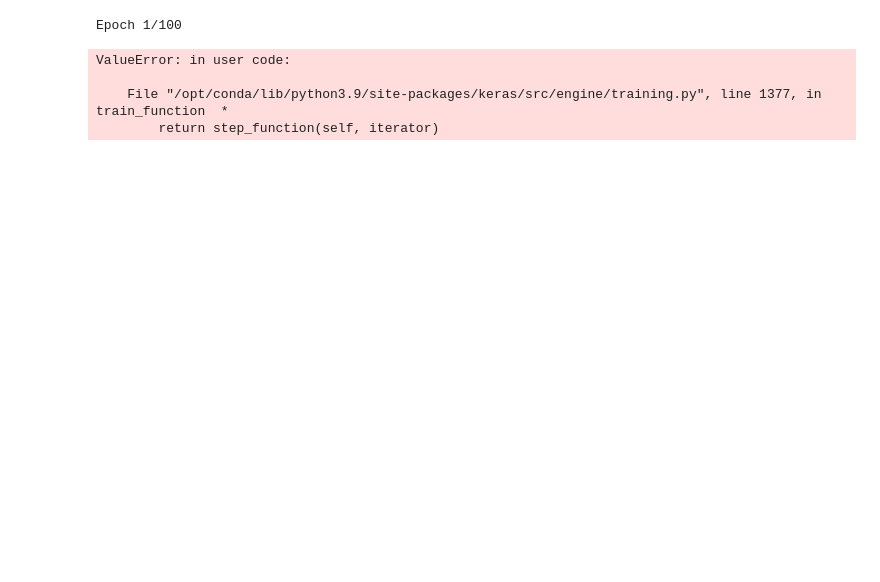
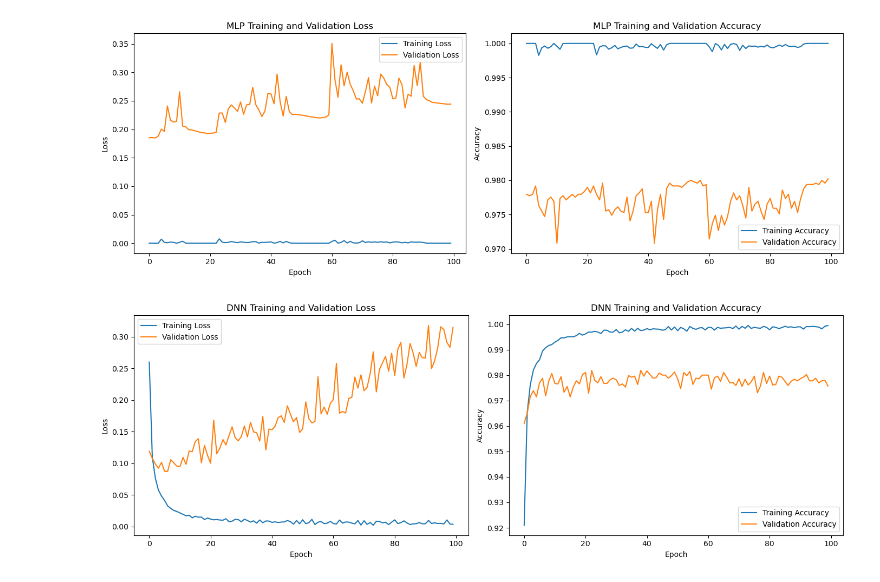
Before and after one commit to matheus-mileski/SistemasInteligentes2, a Jupyter notebook: notebooks/DeepLearning.ipynb, the cells around one changed output. Drawn from its saved outputs; the diff is of its cells as text; code cells hidden in the pictures; blank space fills up the shorter version.

```diff
--- a/notebooks/DeepLearning.ipynb
+++ b/notebooks/DeepLearning.ipynb
@@ -71,2 +54,8 @@ X_train, X_test, y_train, y_test = train_test_split(data, target, test_size=0.3,
 # %%
-len(X_train)
+# Define the DNN model
+dnn_model = Sequential([
+    Dense(128, activation='relu', input_shape=(784,)),
+    Dense(128, activation='relu'),
+    Dense(128, activation='relu'),
+    Dense(10, activation='softmax')
+])
@@ -75,2 +62,4 @@ len(X_train)
 # %%
-len(X_test)
+# Compile the models
+mlp_model.compile(optimizer=Adam(), loss='categorical_crossentropy', metrics=['accuracy'])
+dnn_model.compile(optimizer=Adam(), loss='categorical_crossentropy', metrics=['accuracy'])
@@ -79,3 +66,3 @@ len(X_test)
 # %%
-X_train_flat = X_train.reshape(-1,28,28,1)
-X_test_flat = X_test.reshape(-1,28,28,1)
+history_mlp = mlp_model.fit(X_train, y_train, epochs=100, batch_size=32, verbose=1, validation_split=0.1)
+history_dnn = dnn_model.fit(X_train, y_train, epochs=100, batch_size=32, verbose=1, validation_split=0.1)
@@ -81,0 +87,20 @@ X_test_flat = X_test.reshape(-1,28,28,1)
+# %%
+def plot_history(history, title):
+    fig, (ax1, ax2) = plt.subplots(1, 2, figsize=(14, 5))
+
+    ax1.plot(history.history['loss'], label='Training Loss')
+    ax1.plot(history.history['val_loss'], label='Validation Loss')
+    ax1.set_title(f'{title} Training and Validation Loss')
+    ax1.set_xlabel('Epoch')
+    ax1.set_ylabel('Loss')
+    ax1.legend()
+
+    ax2.plot(history.history['accuracy'], label='Training Accuracy')
+    ax2.plot(history.history['val_accuracy'], label='Validation Accuracy')
+    ax2.set_title(f'{title} Training and Validation Accuracy')
+    ax2.set_xlabel('Epoch')
+    ax2.set_ylabel('Accuracy')
+    ax2.legend()
+
+    plt.tight_layout()
+    plt.show()
@@ -107,18 +161,6 @@ _________________________________________________________________
-# %%
-mlpModel.compile(
-    loss='binary_crossentropy',
-    optimizer='SGD',
-    metrics=['accuracy']
-)
-history = mlpModel.fit(
-    X_train_flat, y_train,
-    epochs = 100,
-    batch_size = 512,
-    verbose=2
-)
-# %% [output]
-Epoch 1/100
-ValueError: in user code:
-
-    File "/opt/conda/lib/python3.9/site-packages/keras/src/engine/training.py", line 1377, in train_function  *
-        return step_function(self, iterator)
+# %%
+plot_history(history_mlp, 'MLP')
+plot_history(history_dnn, 'DNN')
+# %% [output]
+[figure, added]
+[figure, added]
```
Also changed, not shown: parts of 19 cells of this notebook, 12 other files.
